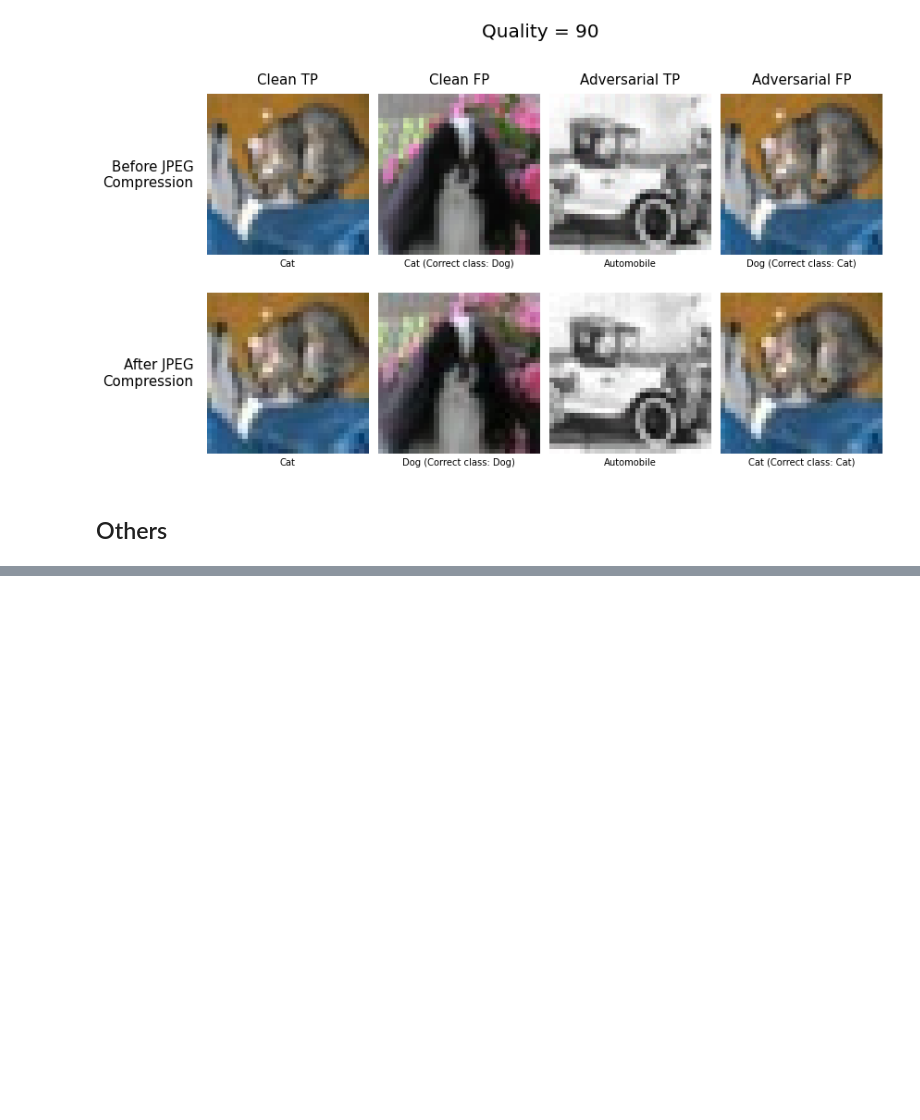
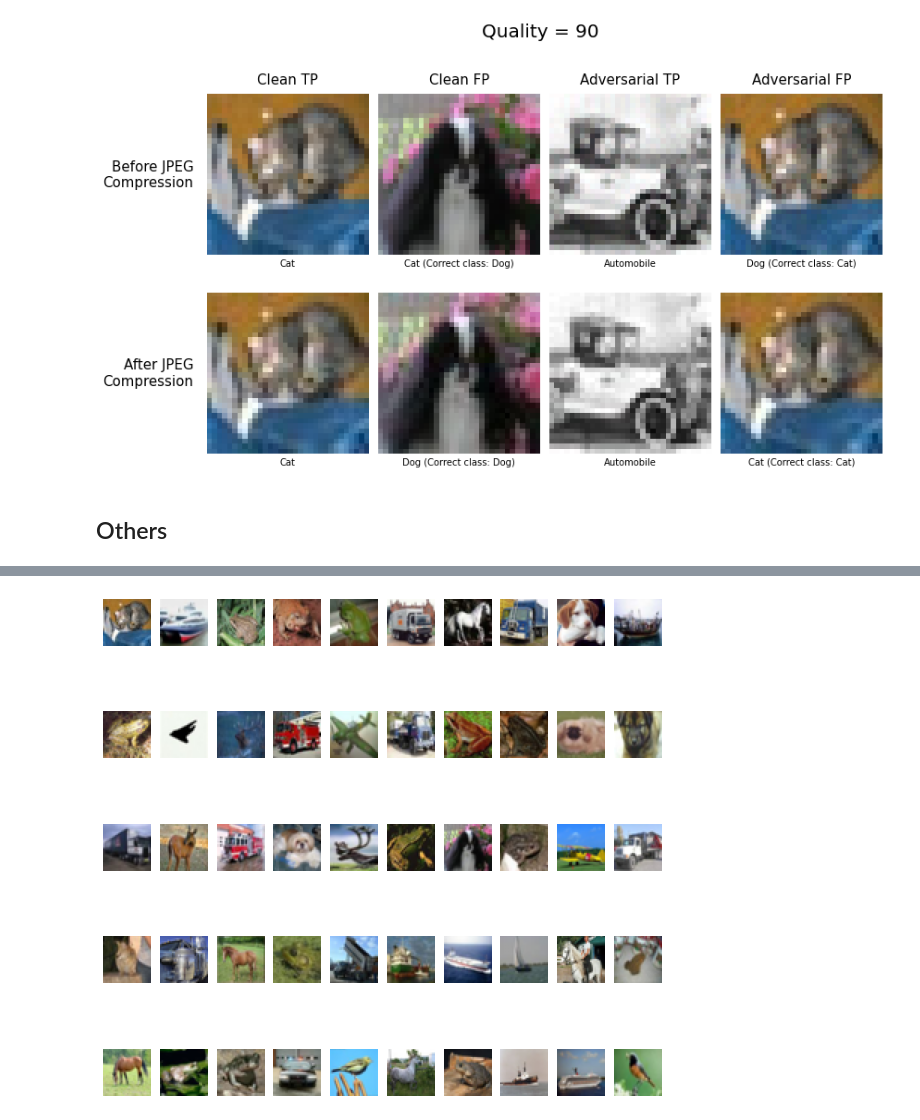
Before and after one commit to aydrienlaw/Adversarial-A.I., a Jupyter notebook: JpegCompression- CIFAR-10.ipynb, the cells around one changed output, grey strips where cells are left out. Cells and saved outputs as stored; diff of their text form; code cells hidden in the pictures; blank space fills up the shorter version.

```diff
--- a/JpegCompression- CIFAR-10.ipynb
+++ b/JpegCompression- CIFAR-10.ipynb
@@ -722,0 +469,31 @@ plt.show()
+# %%
+cln_idx=[]
+bim_idx=[]
+jsma_idx=[]
+deep_idx=[]
+newton_idx=[]
+pgd_idx=[]
+
+for k in range(len(predictions_bim_jc50)):
+    if(np.argmax(predictions_cln_jc50, axis=1)[k] == np.argmax(predictions_cln_jc60, axis=1)[k] == np.argmax(predictions_cln_jc70, axis=1)[k] == np.argmax(predictions_cln_jc80, axis=1)[k] == np.argmax(predictions_cln_jc90, axis=1)[k] == np.argmax(y_test_cln, axis=1)[k]):
+        cln_idx.append(k)
+
+for k in range(len(predictions_bim_jc50)):
+    if(np.argmax(predictions_bim_jc50, axis=1)[k] == np.argmax(predictions_bim_jc60, axis=1)[k] == np.argmax(predictions_bim_jc70, axis=1)[k] == np.argmax(predictions_bim_jc80, axis=1)[k] == np.argmax(predictions_bim_jc90, axis=1)[k] == np.argmax(y_test_cln, axis=1)[k] != np.argmax(predictions_bim, axis=1)[k]):
+        bim_idx.append(k)
+
+for k in range(len(predictions_jsma_jc50)):
+    if(np.argmax(predictions_jsma_jc50, axis=1)[k] == np.argmax(predictions_jsma_jc60, axis=1)[k] == np.argmax(predictions_jsma_jc70, axis=1)[k] == np.argmax(predictions_jsma_jc80, axis=1)[k] == np.argmax(predictions_jsma_jc90, axis=1)[k] == np.argmax(y_test_cln, axis=1)[k] != np.argmax(predictions_jsma, axis=1)[k]):
+        jsma_idx.append(k)
+
+for k in range(len(predictions_deep_jc50)):
+    if(np.argmax(predictions_deep_jc50, axis=1)[k] == np.argmax(predictions_deep_jc60, axis=1)[k] == np.argmax(predictions_deep_jc70, axis=1)[k] == np.argmax(predictions_deep_jc80, axis=1)[k] == np.argmax(predictions_deep_jc90, axis=1)[k] == np.argmax(y_test_cln, axis=1)[k] != np.argmax(predictions_deep, axis=1)[k]):
+        deep_idx.append(k)
+
+for k in range(len(predictions_newton_jc50)):
+    if(np.argmax(predictions_newton_jc50, axis=1)[k] == np.argmax(predictions_newton_jc60, axis=1)[k] == np.argmax(predictions_newton_jc70, axis=1)[k] == np.argmax(predictions_newton_jc80, axis=1)[k] == np.argmax(predictions_newton_jc90, axis=1)[k] == np.argmax(y_test_cln, axis=1)[k] != np.argmax(predictions_newton, axis=1)[k]):
+        newton_idx.append(k)
+
+for k in range(len(predictions_pgd_jc50)):
+    if(np.argmax(predictions_pgd_jc50, axis=1)[k] == np.argmax(predictions_pgd_jc60, axis=1)[k] == np.argmax(predictions_pgd_jc70, axis=1)[k] == np.argmax(predictions_pgd_jc80, axis=1)[k] == np.argmax(predictions_pgd_jc90, axis=1)[k] == np.argmax(y_test_cln, axis=1)[k] != np.argmax(predictions_pgd, axis=1)[k]):
+        pgd_idx.append(k)
@@ -722,0 +677,10 @@ plt.show()
+# %%
+plt.figure(figsize=(10,10))
+
+for i in range (50):
+    a = cln_idx[i]
+    ax = plt.subplot(5, 10, i+1)
+    plt.imshow(x_test_cln[a], cmap='gray')
+    plt.axis("off")
+# %% [output]
+[figure, added]
```
Also changed, not shown: parts of 15 cells of this notebook, 7 other files.
